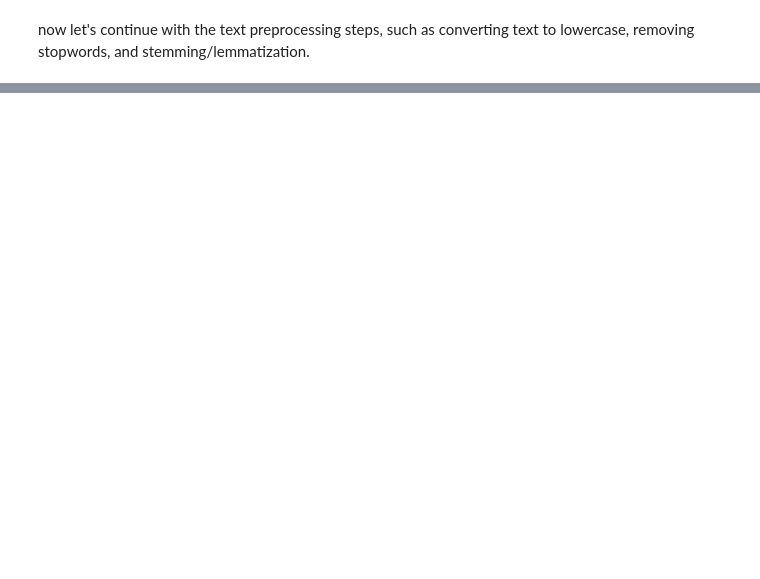
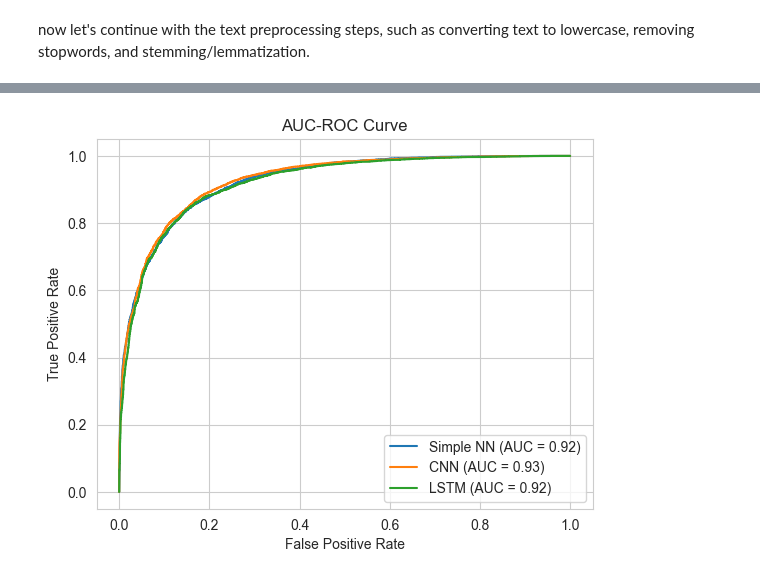
Before and after one commit to EniolaAdemola/sentiment-analysis, a Jupyter notebook: app/sentiment.ipynb, the cells around one changed output, grey strips where cells are left out. Drawn from its saved outputs; the diff is of its cells as text; code cells hidden in the pictures; blank space fills up the shorter version.

```diff
--- a/app/sentiment.ipynb
+++ b/app/sentiment.ipynb
@@ -263,0 +527,19 @@ WARNING:tensorflow:From c:\Users\DAVEWORLD\anaconda3\envs\cvd\Lib\site-packages\
+# %%
+from sklearn.metrics import roc_curve, auc
+
+# Function to plot AUC-ROC curve
+def plot_roc_curve(model, X_test, y_test, label):
+    fpr, tpr, thresholds = roc_curve(y_test, model.predict(X_test))
+    roc_auc = auc(fpr, tpr)
+    plt.plot(fpr, tpr, label=f'{label} (AUC = {roc_auc:.2f})')
+
+# Plot AUC-ROC curves
+plot_roc_curve(model, X_test_padded, y_test, 'Simple NN')
+plot_roc_curve(model_cnn, X_test_padded, y_test, 'CNN')
+plot_roc_curve(model_lstm, X_test_padded, y_test, 'LSTM')
+plt.title('AUC-ROC Curve')
+plt.xlabel('False Positive Rate')
+plt.ylabel('True Positive Rate')
+plt.legend()
+plt.show()
+# %% [output]
@@ -263,0 +549 @@ WARNING:tensorflow:From c:\Users\DAVEWORLD\anaconda3\envs\cvd\Lib\site-packages\
+[figure, added]
```
Also changed, not shown: parts of 43 cells of this notebook.
